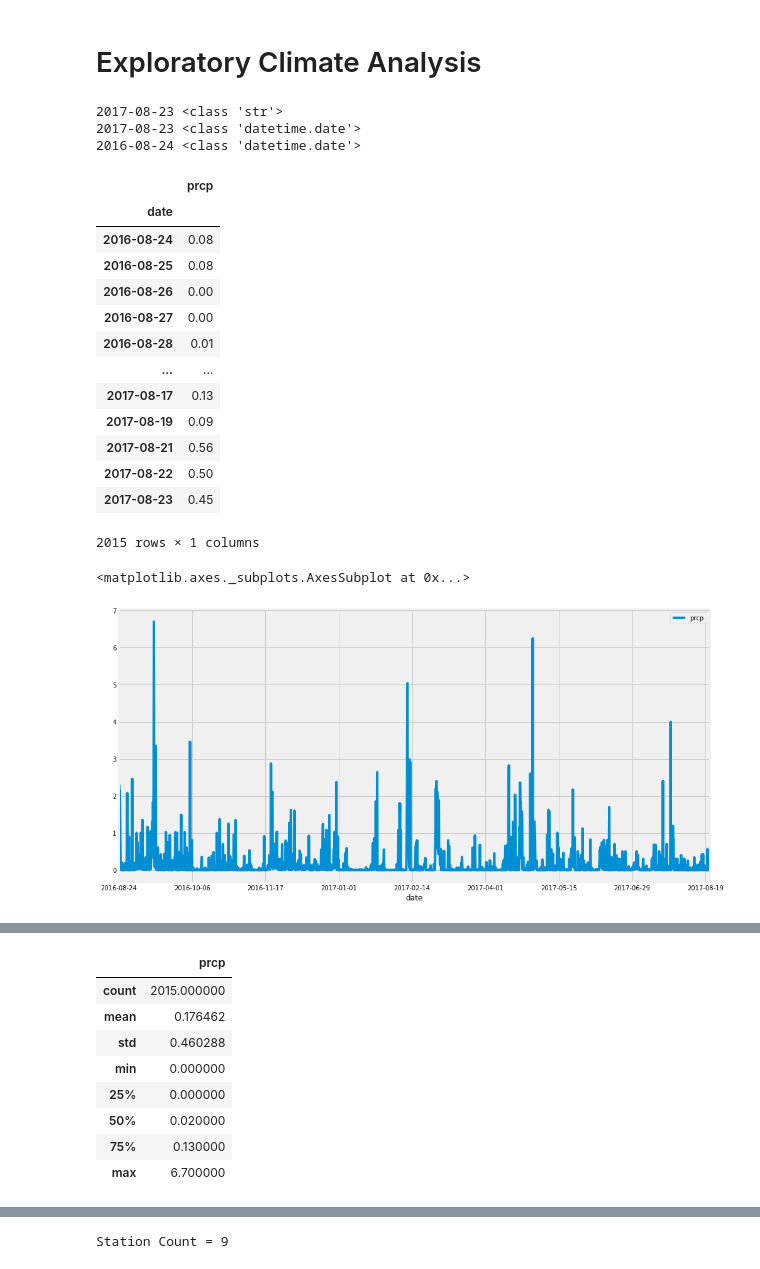
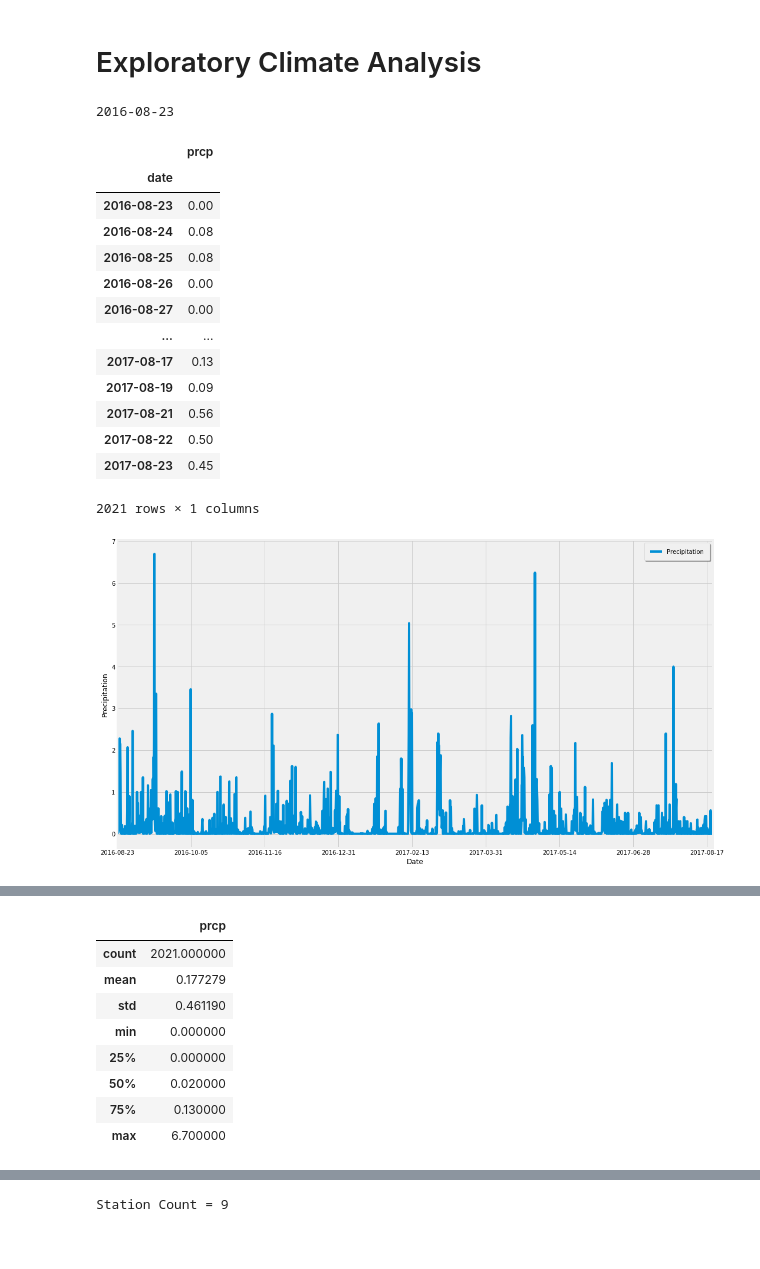
Before and after one commit to JimCDabc/sqlalchemy-challenge, a Jupyter notebook: climate.ipynb, the cells around one changed output, grey strips where cells are left out. Drawn from its saved outputs; the diff is of its cells as text; code cells hidden in the pictures; blank space fills up the shorter version.

Commit message:
Final app.py and final climate.ipynb plus images

```diff
--- a/climate.ipynb
+++ b/climate.ipynb
@@ -154,19 +154,26 @@ session.query(*sel).all()
 # Calculate the date 1 year ago from the last data point in the database
 # https://stackoverflow.com/questions/2803852/python-date-string-to-date-object
 
-lastDate = session.query(Measurement.date).order_by(Measurement.date.desc()).first()[0]
-print(lastDate, type(lastDate))
+def lastDateOfData(session):
+    lastDateStr = session.query(Measurement.date).order_by(Measurement.date.desc()).first()[0]
+    #print(lastDateStr, type(lastDateStr))
 
-lastDate = dt.datetime.strptime((session.query(Measurement.date).order_by(Measurement.date.desc()).first()[0]), '%Y-%m-%d').date()
-print(lastDate, type(lastDate))
+    lastDate = dt.datetime.strptime(lastDateStr, '%Y-%m-%d').date()
+    #print(lastDate, type(lastDate))
+    return lastDate
 
 #12 months ago
-yearAgoDate = lastDate - dt.timedelta(weeks=52)
-print(yearAgoDate, type(yearAgoDate))
+def yearPastDate(endDate) :
+    prevYrDate = endDate - dt.timedelta(minutes=525600)
+    #print(prevYrDate, type(prevYrDate))
+    return prevYrDate
+
+lastDataPoint = lastDateOfData(session)
+yearAgoDate = yearPastDate(lastDataPoint)
+
+print(yearAgoDate)
 # %% [output]
-2017-08-23 <class 'str'>
-2017-08-23 <class 'datetime.date'>
-2016-08-24 <class 'datetime.date'>
+2016-08-23
 # %%
 # Perform a query to retrieve the data and precipitation scores
 prcpQuery = session.query(Measurement.date, Measurement.prcp).\
@@ -184,18 +191,18 @@ prcpResults_df
 # %% [output]
 |  | prcp |
 | date |  |
+| 2016-08-23 | 0.00 |
 | 2016-08-24 | 0.08 |
 | 2016-08-25 | 0.08 |
 | 2016-08-26 | 0.00 |
 | 2016-08-27 | 0.00 |
-| 2016-08-28 | 0.01 |
 | ... | ... |
 | 2017-08-17 | 0.13 |
 | 2017-08-19 | 0.09 |
 | 2017-08-21 | 0.56 |
 | 2017-08-22 | 0.50 |
 | 2017-08-23 | 0.45 |
-2015 rows × 1 columns
+2021 rows × 1 columns
 # %%
 # Sort the dataframe by date
 prcpResults_df.sort_index(ascending=True, kind='mergesort', inplace=True)
@@ -205,9 +210,15 @@ prcpResults_df.sort_index(ascending=True, kind='mergesort', inplace=True)
 # %%
 # Use Pandas Plotting with Matplotlib to plot the data
-prcpResults_df.plot(figsize=(15,8))
+fig, ax = plt.subplots()
+prcpResults_df.plot(ax=ax, figsize=(15,8))
+ax.set_ylabel("Precipitation")
+ax.set_xlabel("Date")
+ax.legend(['Precipitation'], loc="best",fancybox=True, framealpha=1, shadow=True, borderpad=1)
+plt.tight_layout()
+plt.show
+fig.savefig("./images/precipitation.png", dpi=100)
 # %% [output]
-<matplotlib.axes._subplots.AxesSubplot at 0x...>
-[figure, old version]
+[figure, new version]
 # %% [markdown]
 ![precipitation](Images/precipitation.png)
 # %%
@@ -215,9 +226,9 @@ prcpResults_df.plot(figsize=(15,8))
 prcpResults_df.describe()
 # %% [output]
 |  | prcp |
-| count | 2015.000000 |
-| mean | 0.176462 |
-| std | 0.460288 |
+| count | 2021.000000 |
+| mean | 0.177279 |
+| std | 0.461190 |
 | min | 0.000000 |
 | 25% | 0.000000 |
 | 50% | 0.020000 |
```
Also changed, not shown: parts of 8 cells of this notebook, 5 other files.
